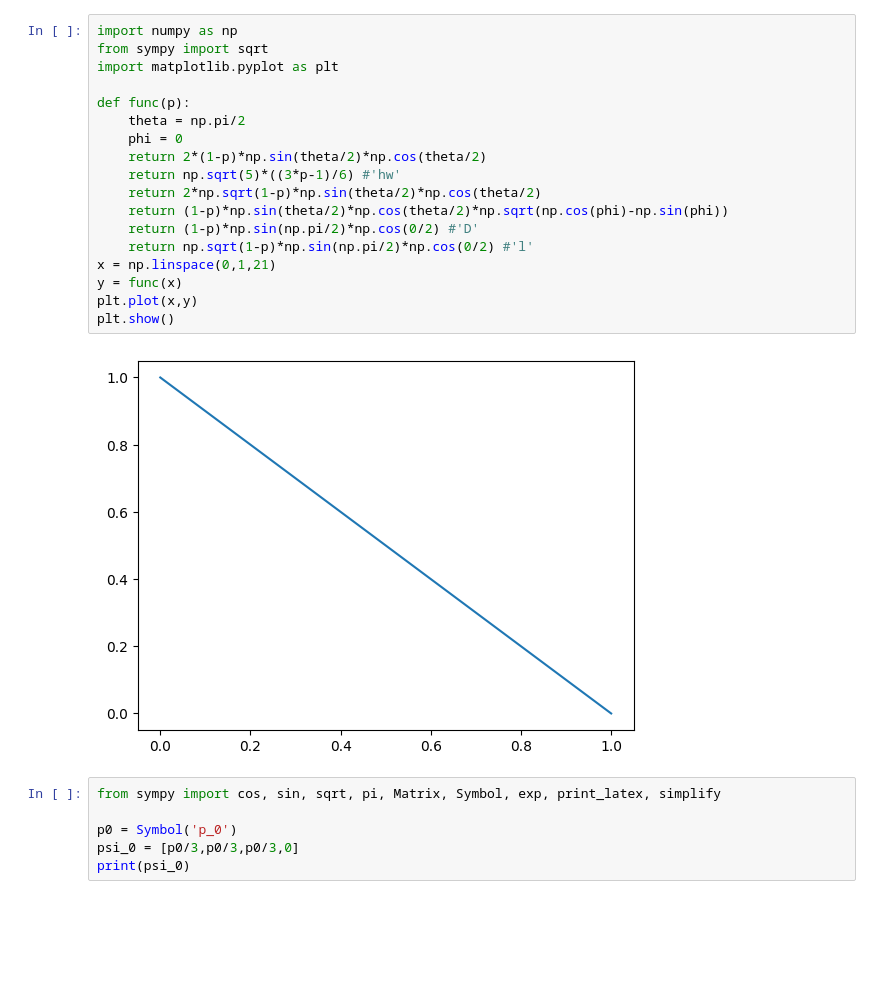
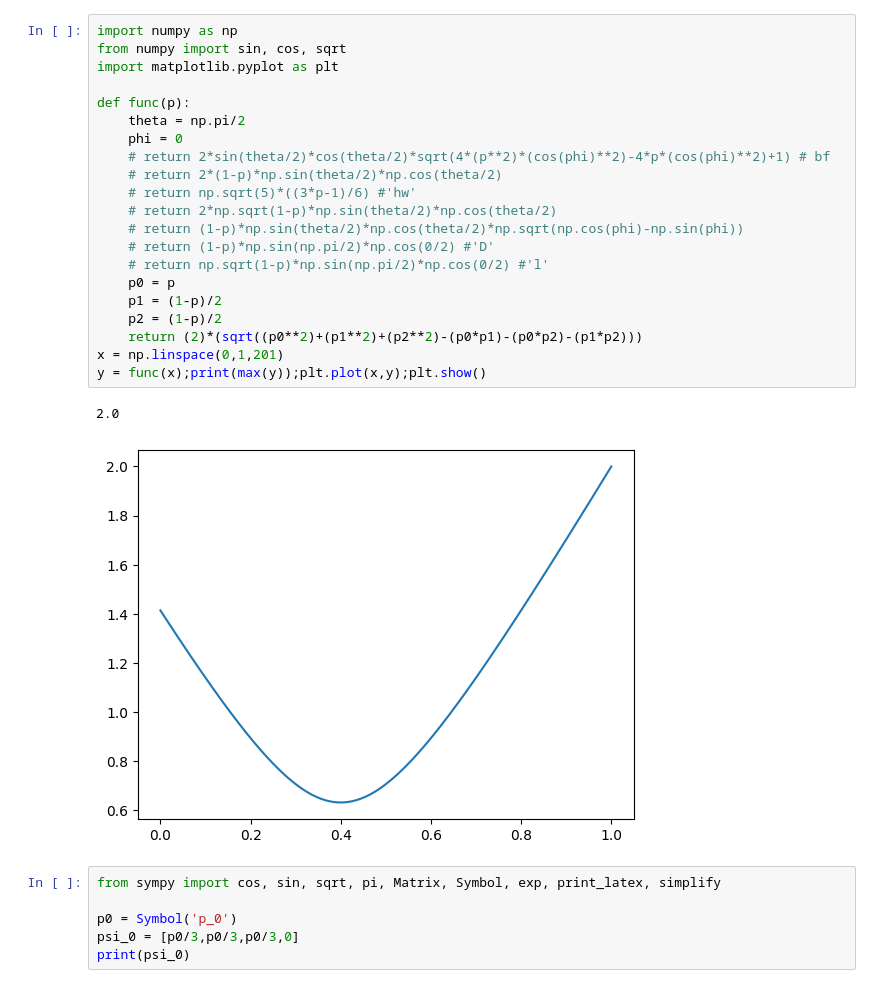
Before and after one commit to SchultzVV/quantum-state-preparation-vqa, a Jupyter notebook: runner.ipynb, the cells around one changed output. Saved outputs shown, nothing was run; the diff lists cells and outputs as text; blank space fills up the shorter version.

```diff
--- a/runner.ipynb
+++ b/runner.ipynb
@@ -1,23 +23,27 @@
 # %%
 import numpy as np
-from sympy import sqrt
+from numpy import sin, cos, sqrt
 import matplotlib.pyplot as plt
 
 def func(p):
     theta = np.pi/2
     phi = 0
-    return 2*(1-p)*np.sin(theta/2)*np.cos(theta/2)
-    return np.sqrt(5)*((3*p-1)/6) #'hw'
-    return 2*np.sqrt(1-p)*np.sin(theta/2)*np.cos(theta/2)
-    return (1-p)*np.sin(theta/2)*np.cos(theta/2)*np.sqrt(np.cos(phi)-np.sin(phi))
-    return (1-p)*np.sin(np.pi/2)*np.cos(0/2) #'D'
-    return np.sqrt(1-p)*np.sin(np.pi/2)*np.cos(0/2) #'l'
-x = np.linspace(0,1,21)
-y = func(x)
-plt.plot(x,y)
-plt.show()
+    # return 2*sin(theta/2)*cos(theta/2)*sqrt(4*(p**2)*(cos(phi)**2)-4*p*(cos(phi)**2)+1) # bf
+    # return 2*(1-p)*np.sin(theta/2)*np.cos(theta/2)
+    # return np.sqrt(5)*((3*p-1)/6) #'hw'
+    # return 2*np.sqrt(1-p)*np.sin(theta/2)*np.cos(theta/2)
+    # return (1-p)*np.sin(theta/2)*np.cos(theta/2)*np.sqrt(np.cos(phi)-np.sin(phi))
+    # return (1-p)*np.sin(np.pi/2)*np.cos(0/2) #'D'
+    # return np.sqrt(1-p)*np.sin(np.pi/2)*np.cos(0/2) #'l'
+    p0 = p
+    p1 = (1-p)/2
+    p2 = (1-p)/2
+    return (2)*(sqrt((p0**2)+(p1**2)+(p2**2)-(p0*p1)-(p0*p2)-(p1*p2)))
+x = np.linspace(0,1,201)
+y = func(x);print(max(y));plt.plot(x,y);plt.show()
 # %% [output]
+2.0
-[figure, old version]
+[figure, new version]
 # %%
 from sympy import cos, sin, sqrt, pi, Matrix, Symbol, exp, print_latex, simplify
 
```
Also changed, not shown: parts of 3 cells of this notebook, 6 other files.
